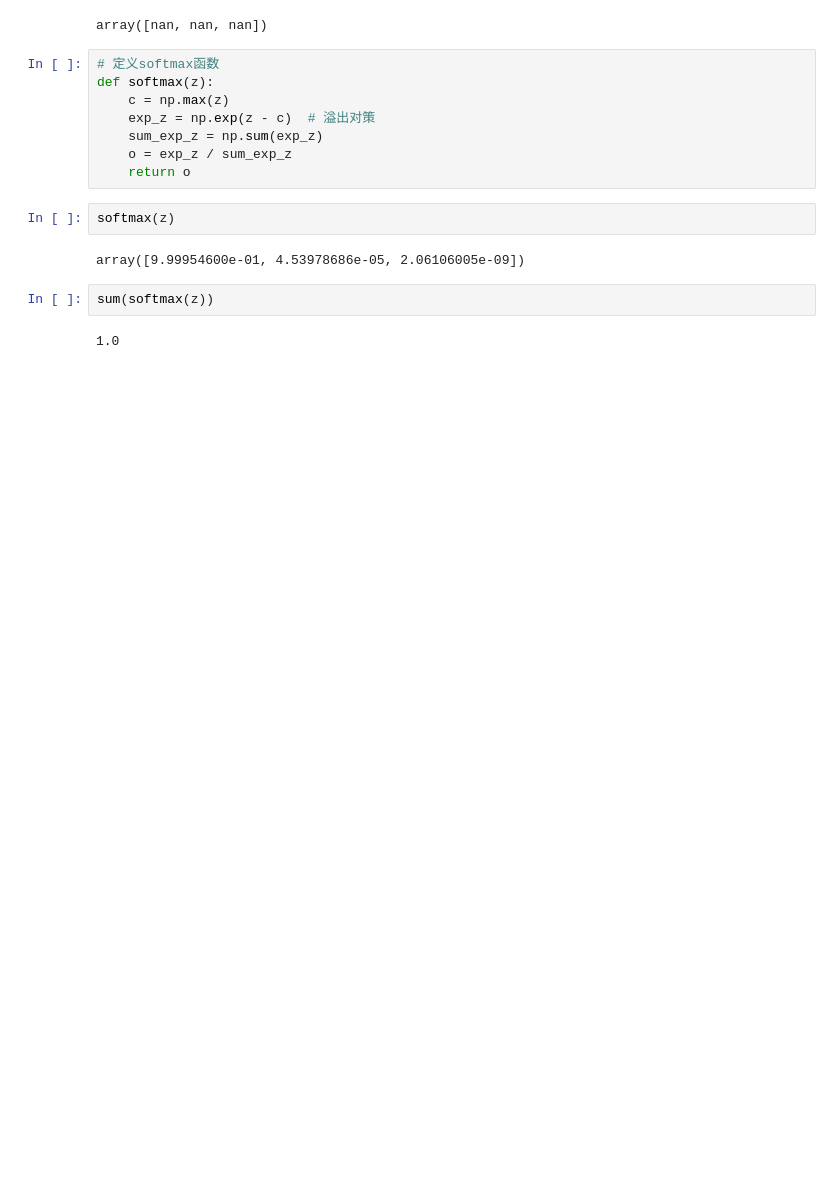
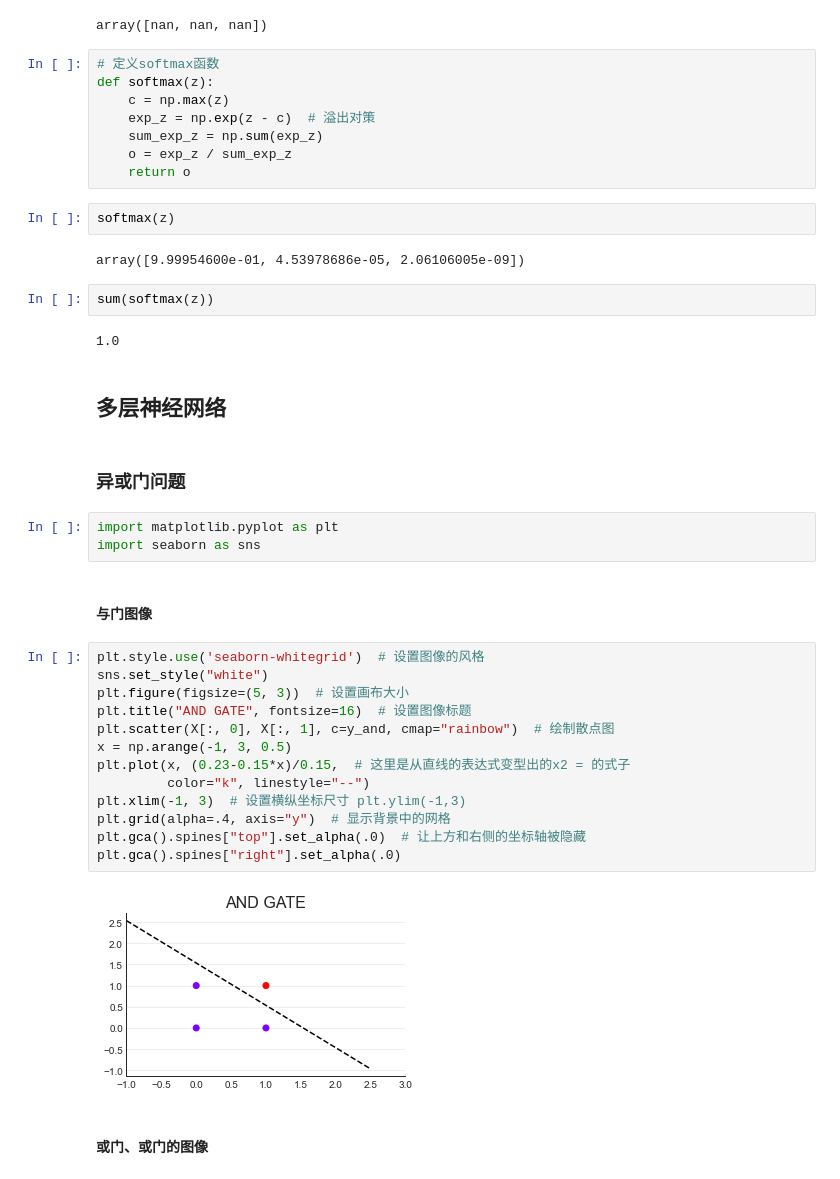
Before and after one commit to JustDoItGit/caicai_sklearn, a Jupyter notebook: 第十二章 神经网络/sklearn中的神经网络.ipynb, the cells around one changed output. Cells and saved outputs as stored; diff of their text form; blank space fills up the shorter version.

```diff
--- a/第十二章 神经网络/sklearn中的神经网络.ipynb
+++ b/第十二章 神经网络/sklearn中的神经网络.ipynb
@@ -104,3 +108,29 @@ array([9.99954600e-01, 4.53978686e-05, 2.06106005e-09])
 sum(softmax(z))
 # %% [output]
 1.0
+# %% [markdown]
+## 多层神经网络
+# %% [markdown]
+### 异或门问题
+# %%
+import matplotlib.pyplot as plt
+import seaborn as sns
+# %% [markdown]
+#### 与门图像
+# %%
+plt.style.use('seaborn-whitegrid')  # 设置图像的风格
+sns.set_style("white")
+plt.figure(figsize=(5, 3))  # 设置画布大小
+plt.title("AND GATE", fontsize=16)  # 设置图像标题
+plt.scatter(X[:, 0], X[:, 1], c=y_and, cmap="rainbow")  # 绘制散点图
+x = np.arange(-1, 3, 0.5)
+plt.plot(x, (0.23-0.15*x)/0.15,  # 这里是从直线的表达式变型出的x2 = 的式子
+         color="k", linestyle="--")
+plt.xlim(-1, 3)  # 设置横纵坐标尺寸 plt.ylim(-1,3)
+plt.grid(alpha=.4, axis="y")  # 显示背景中的网格
+plt.gca().spines["top"].set_alpha(.0)  # 让上方和右侧的坐标轴被隐藏
+plt.gca().spines["right"].set_alpha(.0)
+# %% [output]
+[figure, added]
+# %% [markdown]
+#### 或门、或门的图像
```
Also changed, not shown: parts of 56 cells of this notebook.
